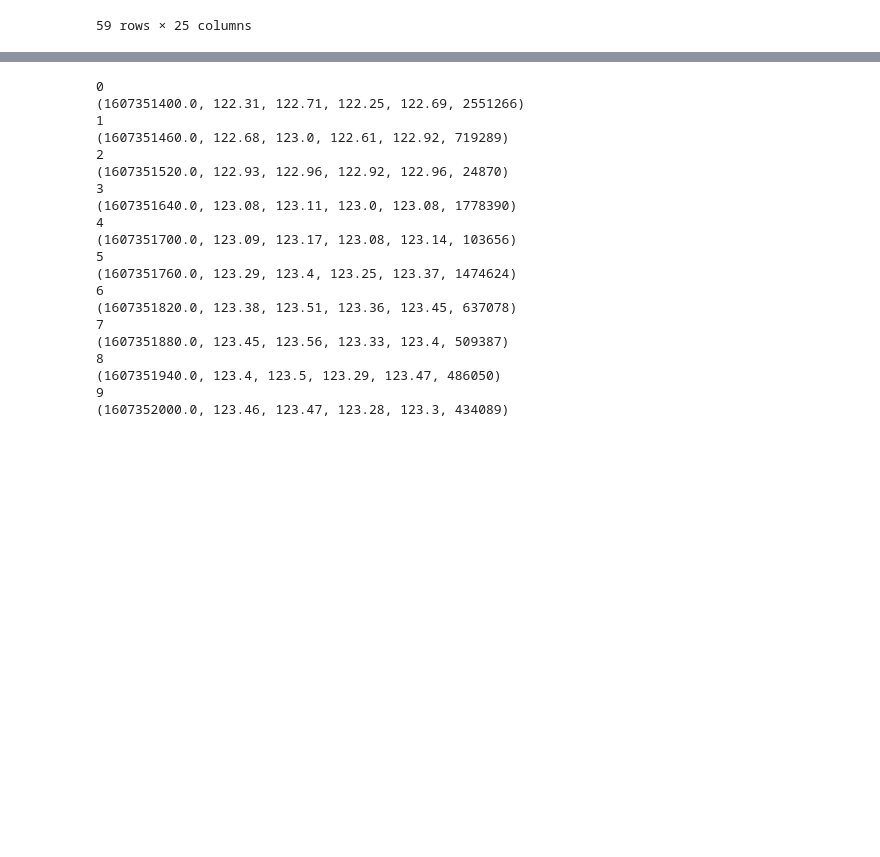
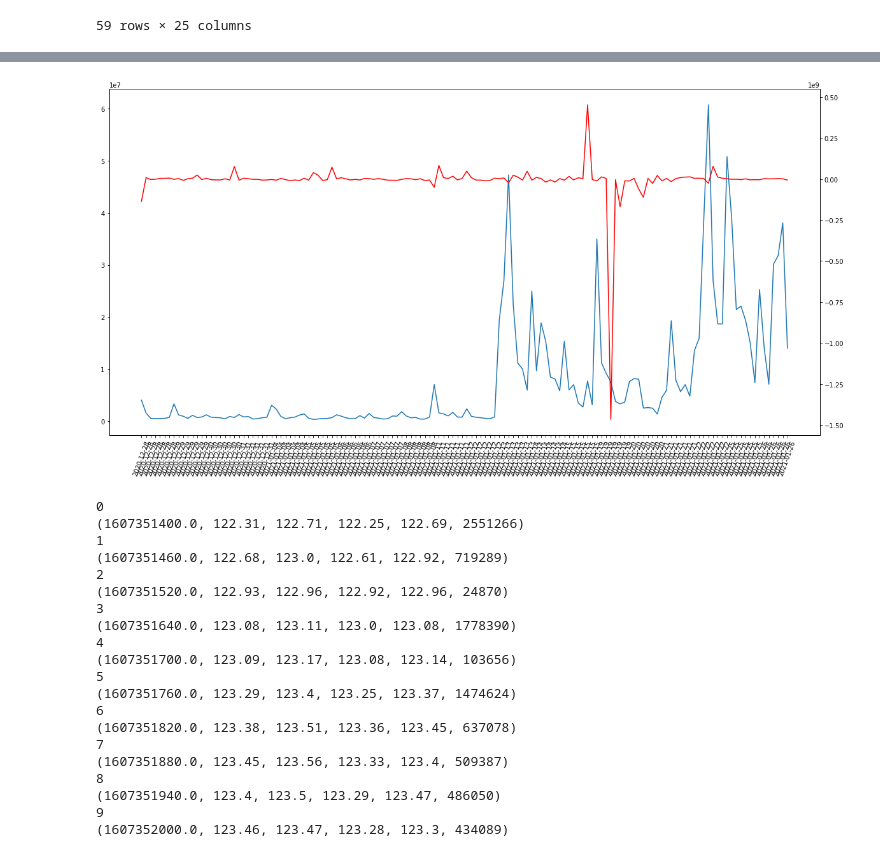
Before and after one commit to briansong524/Mo_money_mo_money, a Jupyter notebook: slack_notifier_w_yfinance/Analyze with yfinance library.ipynb, the cells around one changed output, grey strips where cells are left out. Cells and saved outputs as stored; diff of their text form; code cells hidden in the pictures; blank space fills up the shorter version.

```diff
--- a/slack_notifier_w_yfinance/Analyze with yfinance library.ipynb
+++ b/slack_notifier_w_yfinance/Analyze with yfinance library.ipynb
@@ -43,3 +78,22 @@ data = ticker.history(period = '1d',
+# %%
+import matplotlib.pyplot as plt
+import numpy as np
+x = range(data.shape[0])
+y = data['Volume'].values
+# y = np.log(y)
+y2 = data['Volume'] / (data['Close'] - data['Open'])
+
+fig, ax1 = plt.subplots(figsize = [20,10])
+ax1.plot(x,y)
+# plt.xticks(data['Date'].map(lambda x: x.date()).values)
+ax1.set_xticks(x)
+ax1.set_xticklabels(data['Date'].map(lambda x: x.date()).values)
+ax1.tick_params(axis = 'x', labelrotation= 70)
+ax2 = ax1.twinx()
+ax2.plot(x,y2, color = 'r')
+plt.show()
+# %% [output]
+[figure, added]
 # %%
 from datetime import datetime
 
```
Also changed, not shown: parts of 3 cells of this notebook, 5 other files.
